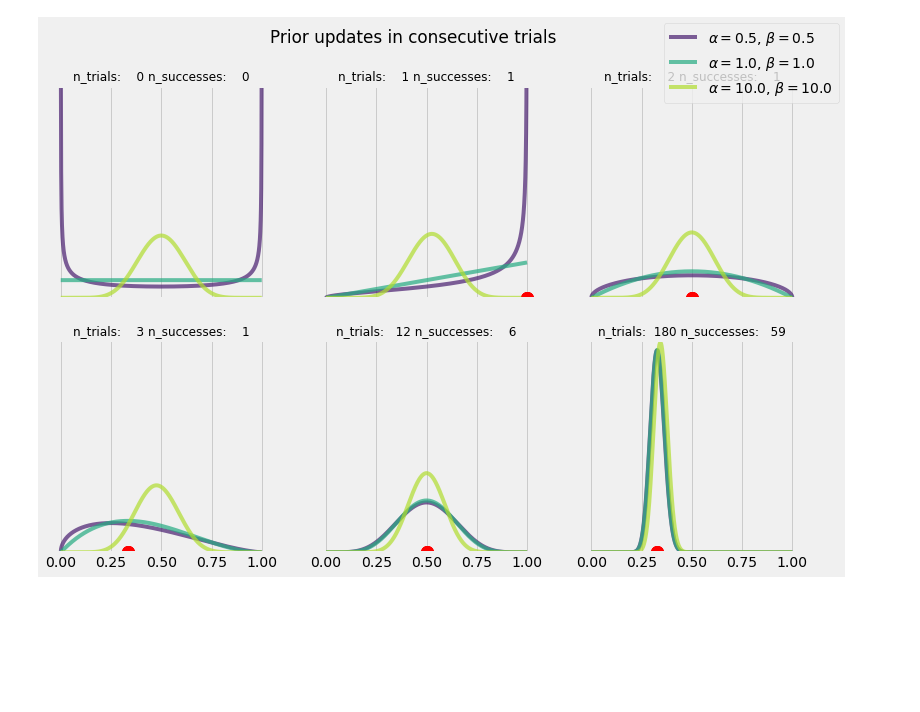
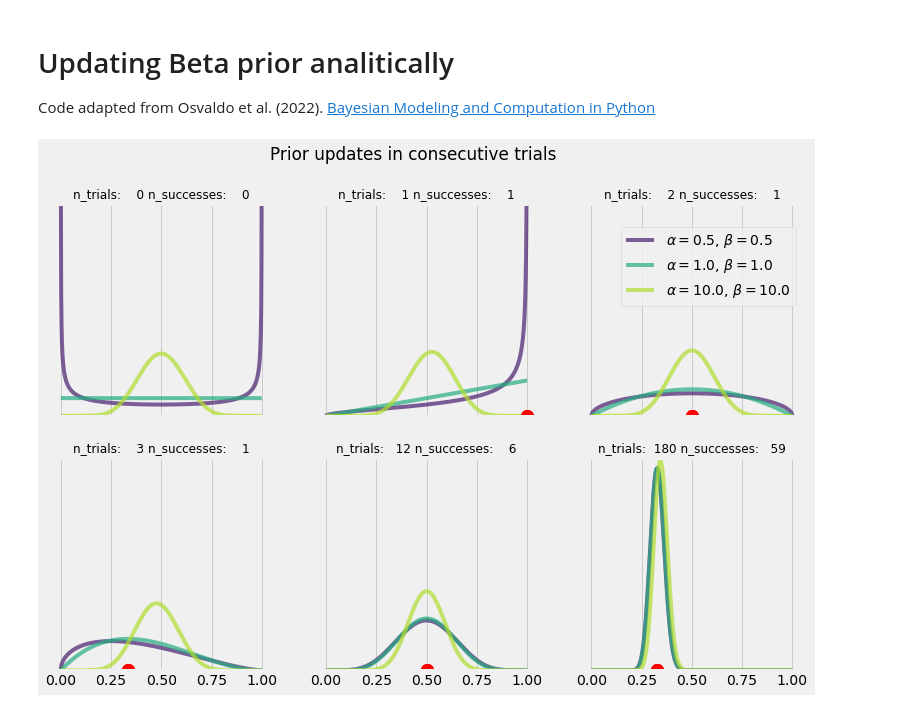
Before and after one commit to AlxndrMlk/bayesian-stuff, a Jupyter notebook: general-bayesian-notebooks/03 - Beta prior - analytic updates .ipynb, the cells around one changed output. Drawn from its saved outputs; the diff is of its cells as text; code cells hidden in the pictures; blank space fills up the shorter version.

```diff
--- a/general-bayesian-notebooks/03 - Beta prior - analytic updates .ipynb
+++ b/general-bayesian-notebooks/03 - Beta prior - analytic updates .ipynb
@@ -4,6 +4,10 @@ from scipy import stats
 
 import matplotlib.pyplot as plt
 plt.style.use('fivethirtyeight')
+# %% [markdown]
+# Updating Beta prior analitically
+
+Code adapted from Osvaldo et al. (2022). [Bayesian Modeling and Computation in Python](https://bayesiancomputationbook.com/welcome.html)
 # %%
 viridish = [(0.2823529411764706, 0.11372549019607843, 0.43529411764705883, 1.0),
             (0.1450980392156863, 0.6705882352941176, 0.5098039215686274, 1.0),
@@ -29,36 +33,42 @@ beta_prior_params = [
 # Define parameter space
 theta = np.linspace(0, 1, 1500)
 
 # Prepare plotting structure
 fig, axes = plt.subplots(2, 3, sharex=True, sharey=True, figsize=(12, 8))
 axes = np.ravel(axes)
 
 # Iterate over data
 for i, (n, y) in enumerate(data):
 
     # Iterate over Beta priors
     for j, (alpha_prior, beta_prior) in enumerate(beta_prior_params):
 
         # Compute posterior given prior and data
         p_theta_given_y = stats.beta(alpha_prior + y, beta_prior + n - y).pdf(theta)
 
-        # Compute point estimate
+        # Compute the point estimate
+        point_estimate = safe_zero_divide(y, n)
 
-
-        # Plot
+        # Plot the posterior
         if i == len(n_trials) - 1:
             axes[i].plot(theta, p_theta_given_y, lw=4, color=viridish[j],
                          label=f'$\\alpha={alpha_prior}$, $\\beta={beta_prior}$', alpha=.7)
         else:
             axes[i].plot(theta, p_theta_given_y, lw=4, color=viridish[j], alpha=.7)
+
+        # Plot point estimate
+        axes[i].plot(point_estimate, 0, color='red', marker='o', ms=12)
+
+        # Set ticks
         axes[i].set_yticks([])
         axes[i].set_ylim(0, 12)
-        axes[i].plot(safe_zero_divide(y, n), 0, color='red', marker='o', ms=12)
+
+        # Add title
         axes[i].set_title(f'n_trials: {n:4d} n_successes: {y:4d}', fontsize=12)
 
 fig.suptitle('Prior updates in consecutive trials')
-fig.legend()
+fig.legend(loc=(.75, .7))
 
 plt.show()
 # %% [output]
-[figure, old version]
+[figure, new version]
```
Also changed, not shown: parts of 1 cell of this notebook.
